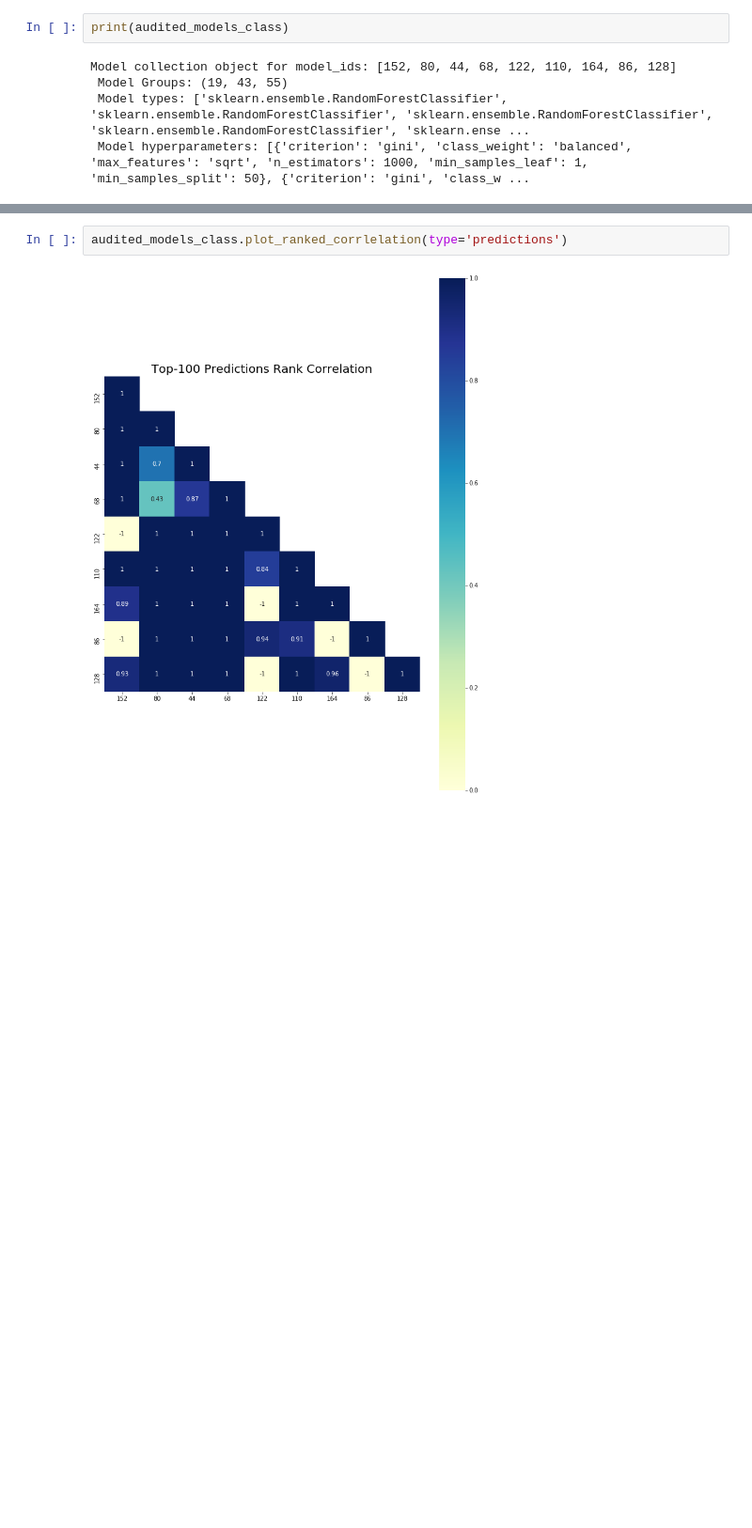
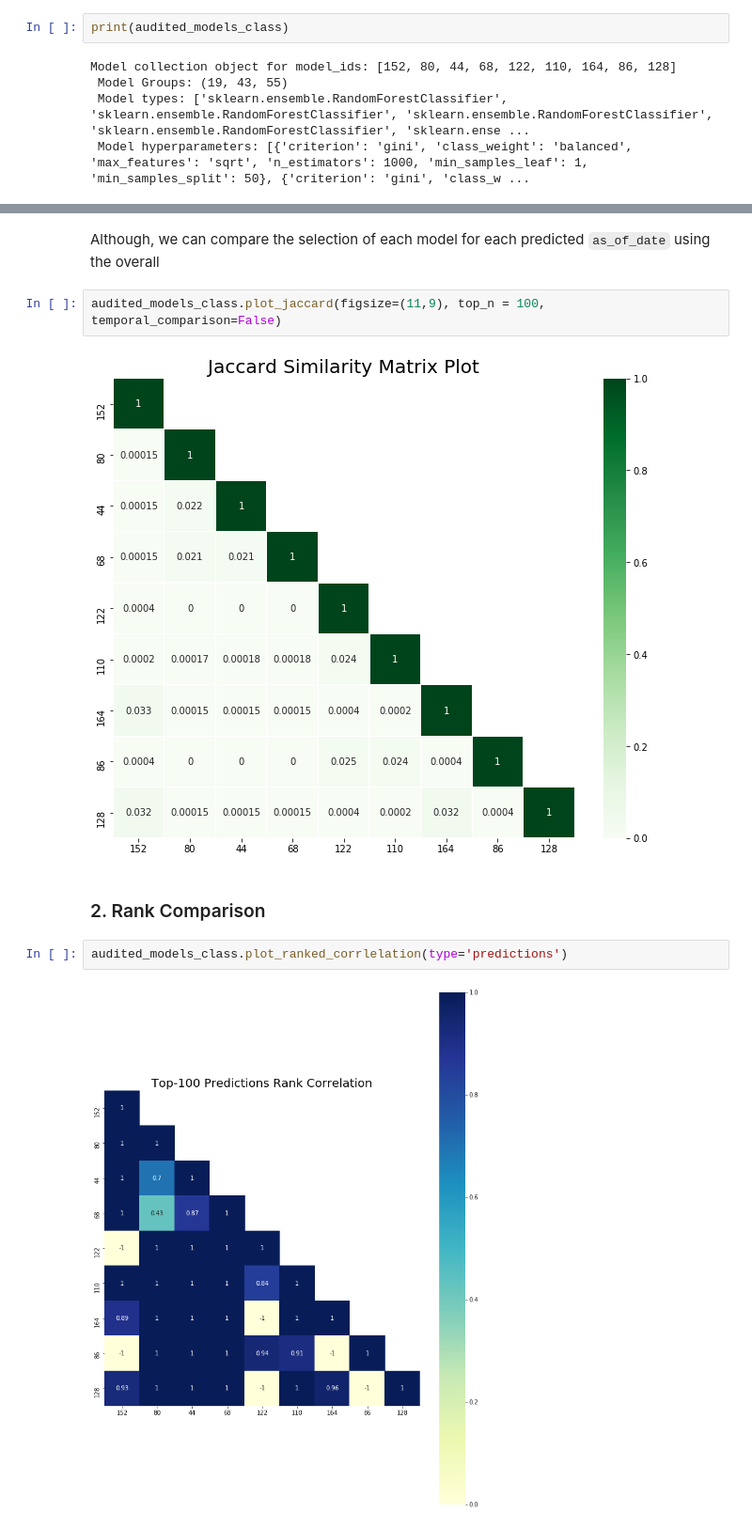
Before and after one commit to dssg/triage, a Jupyter notebook: src/triage/component/postmodeling/contrast/postmodeling_tutorial.ipynb, the cells around one changed output, grey strips where cells are left out. Shown at 94% size. Cells and saved outputs as stored; diff of their text form; blank space fills up the shorter version.

```diff
--- a/src/triage/component/postmodeling/contrast/postmodeling_tutorial.ipynb
+++ b/src/triage/component/postmodeling/contrast/postmodeling_tutorial.ipynb
@@ -174,3 +177,11 @@ See the caveats in the documentation: http://pandas.pydata.org/pandas-docs/stabl
+# %% [markdown]
+Although, we can compare the selection of each model for each predicted `as_of_date` using the overall
+# %%
+audited_models_class.plot_jaccard(figsize=(11,9), top_n = 100, temporal_comparison=False)
+# %% [output]
+[figure, added]
+# %% [markdown]
+### 2. Rank Comparison
 # %%
 audited_models_class.plot_ranked_corrlelation(type='predictions')
 # %% [output]
```
Also changed, not shown: parts of 19 cells of this notebook.
